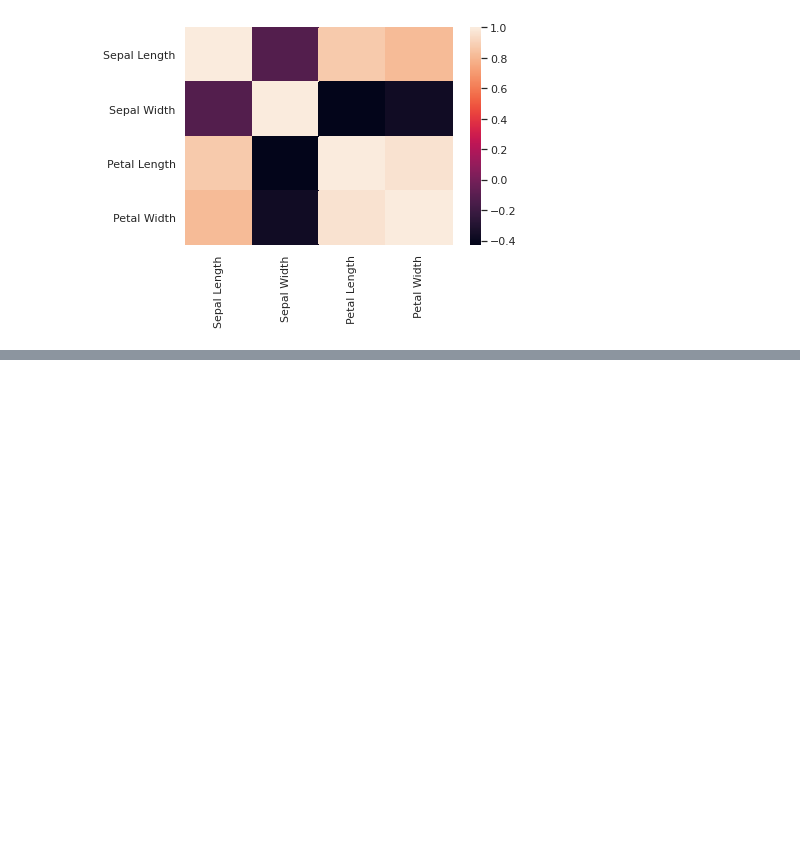
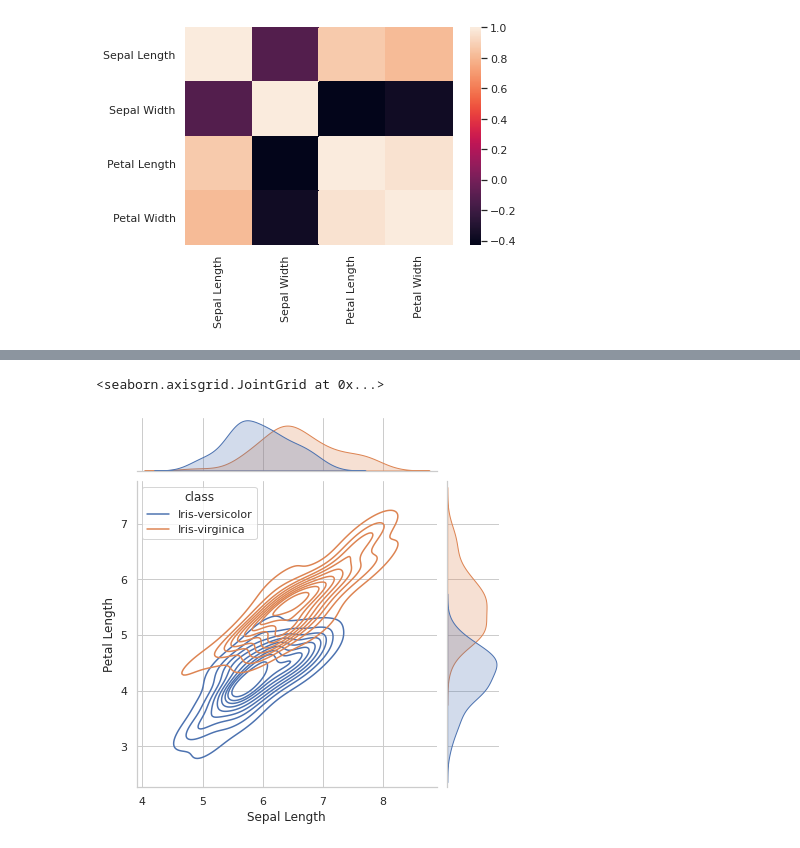
Before and after one commit to fod/pands-project2021, a Jupyter notebook: iris_analysis.ipynb, the cells around one changed output, grey strips where cells are left out. Drawn from its saved outputs; the diff is of its cells as text; code cells hidden in the pictures; blank space fills up the shorter version.

```diff
--- a/iris_analysis.ipynb
+++ b/iris_analysis.ipynb
@@ -217,0 +230,6 @@ sns.jointplot(data=iris, x="Sepal Length", y="Petal Length", hue="class", kind="
+# %%
+iris_sub = iris[iris["class"].isin(["Iris-virginica", "Iris-versicolor"])]
+sns.jointplot(data=iris_sub, x="Sepal Length", y="Petal Length", hue="class", kind="scatter", marginal_kws=dict(), marker="").plot_joint(sns.kdeplot)
+# %% [output]
+<seaborn.axisgrid.JointGrid at 0x...>
+[figure, added]
```
Also changed, not shown: parts of 10 cells of this notebook.
